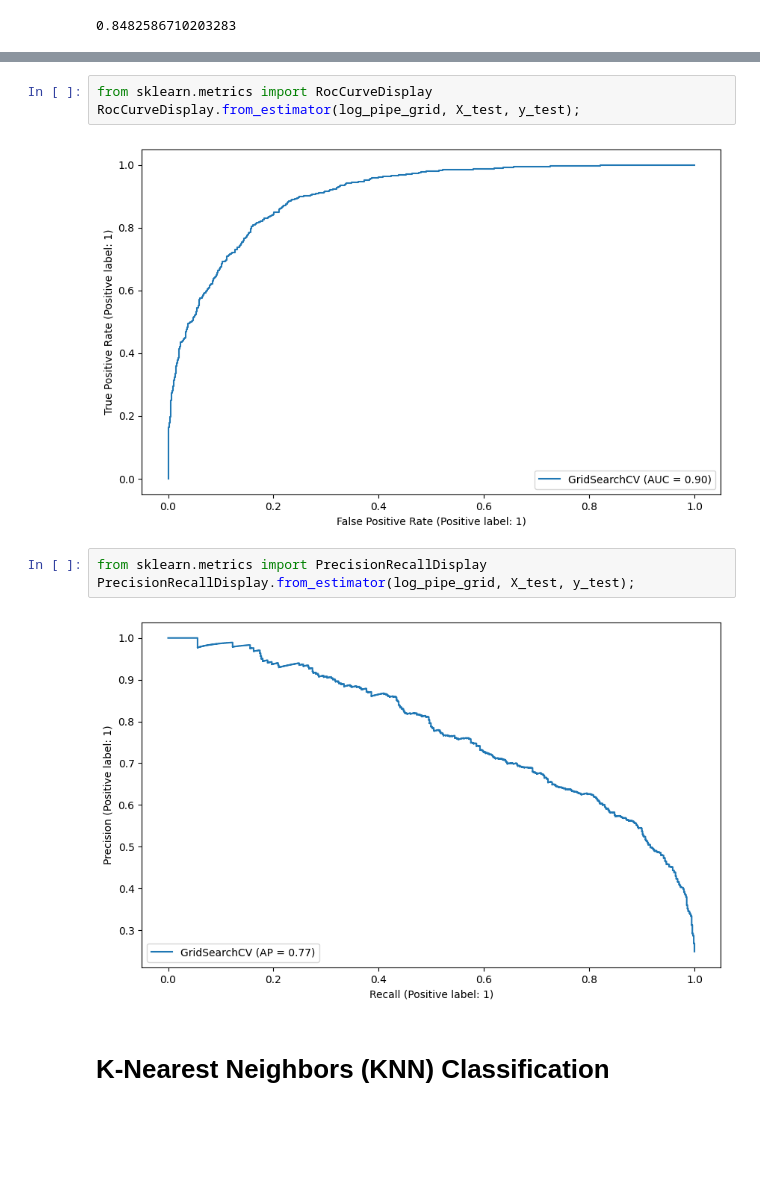
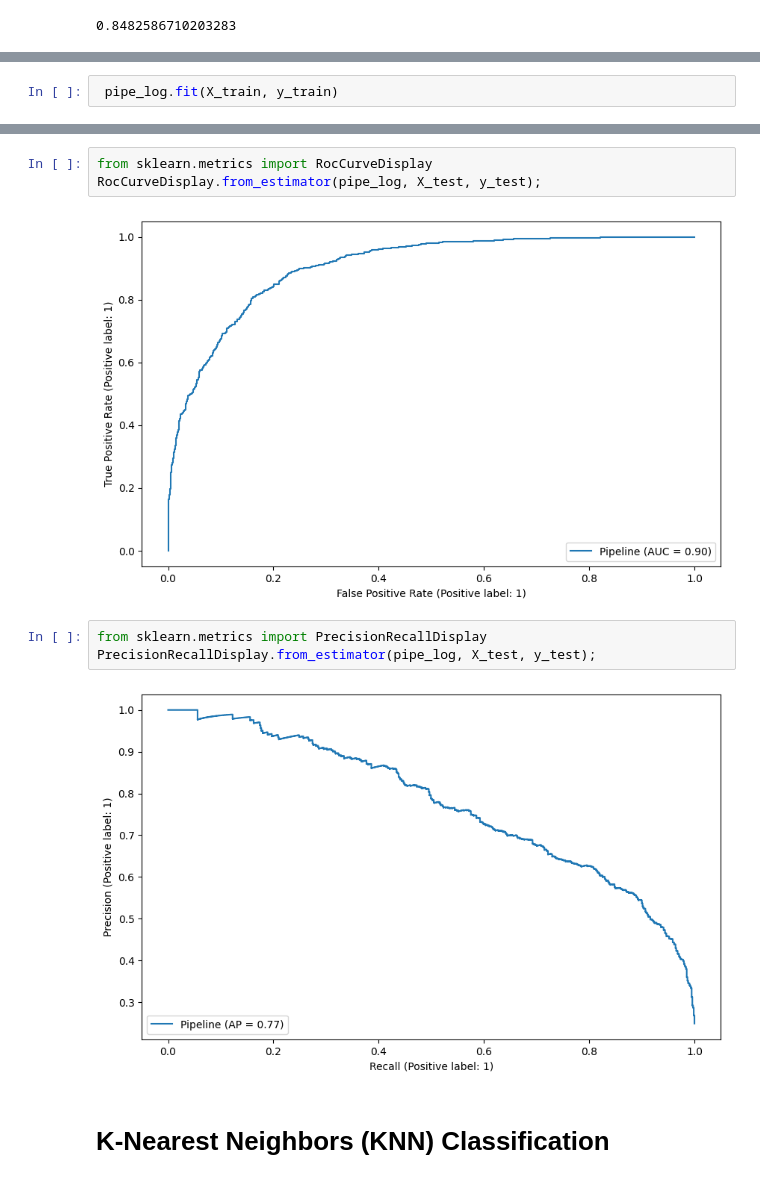
Before and after one commit to ayaramis/DataScience, a Jupyter notebook: SVM/Adnan_Capstone_Project_4_Student_(Adult_Income_Prediction).ipynb, the cells around one changed output, grey strips where cells are left out. Saved outputs shown, nothing was run; the diff lists cells and outputs as text; blank space fills up the shorter version.

```diff
--- a/SVM/Adnan_Capstone_Project_4_Student_(Adult_Income_Prediction).ipynb
+++ b/SVM/Adnan_Capstone_Project_4_Student_(Adult_Income_Prediction).ipynb
@@ -446,0 +467,2 @@ Pipeline(steps=[('OneHotEncoder',
+# %%
+ pipe_log.fit(X_train, y_train)
@@ -452,13 +488,13 @@ NotFittedError: This LogisticRegression instance is not fitted yet. Call 'fit' w
 # %%
 from sklearn.metrics import RocCurveDisplay
-RocCurveDisplay.from_estimator(log_pipe_grid, X_test, y_test);
+RocCurveDisplay.from_estimator(pipe_log, X_test, y_test);
 # %% [output]
-[figure, old version]
+[figure, new version]
 # %%
 from sklearn.metrics import PrecisionRecallDisplay
-PrecisionRecallDisplay.from_estimator(log_pipe_grid, X_test, y_test);
+PrecisionRecallDisplay.from_estimator(pipe_log, X_test, y_test);
 # %% [output]
-[figure, old version]
+[figure, new version]
 # %% [markdown]
 # K-Nearest Neighbors (KNN) Classification
 # %% [markdown]
```
Also changed, not shown: parts of 5 cells of this notebook, 1 other file.
